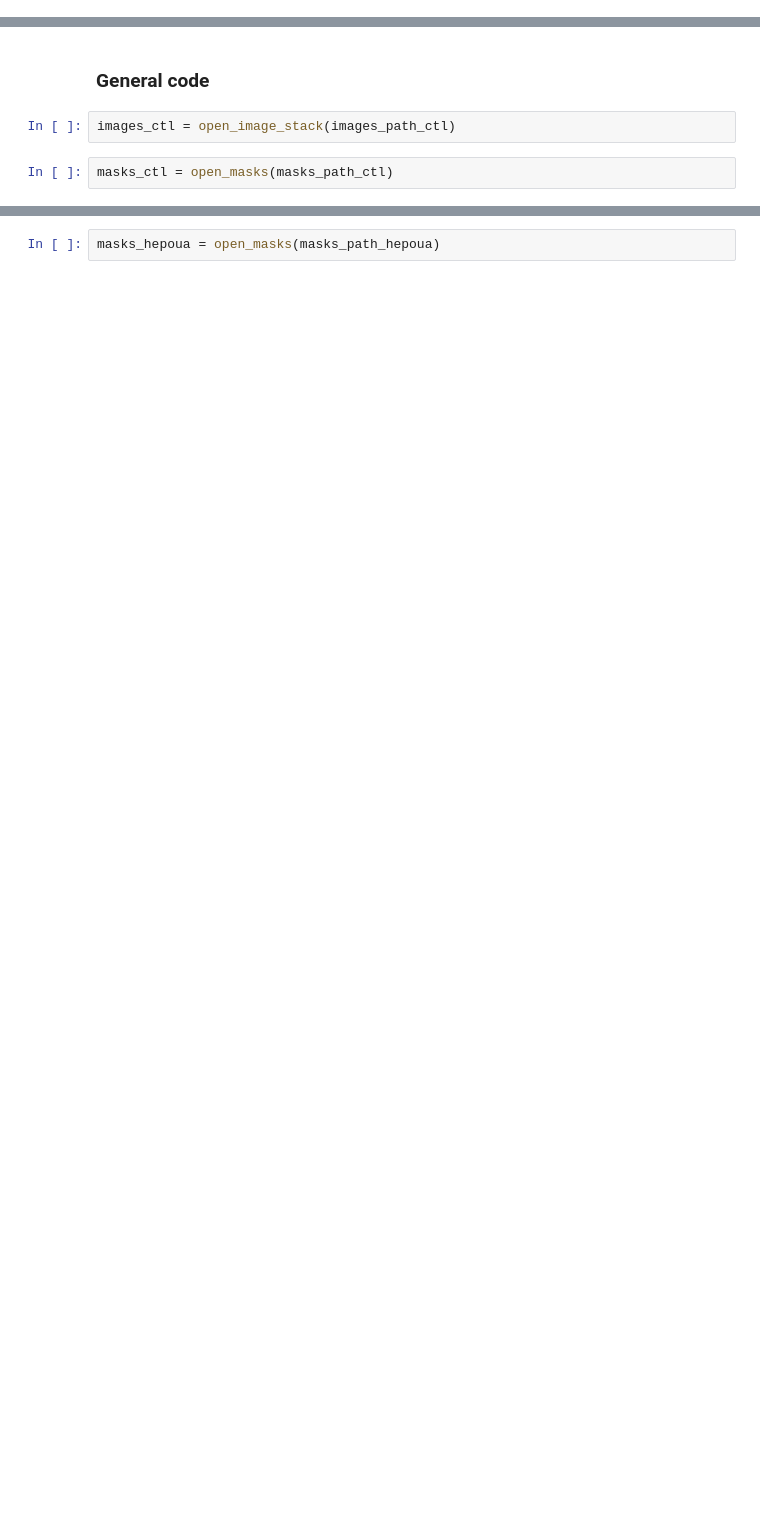
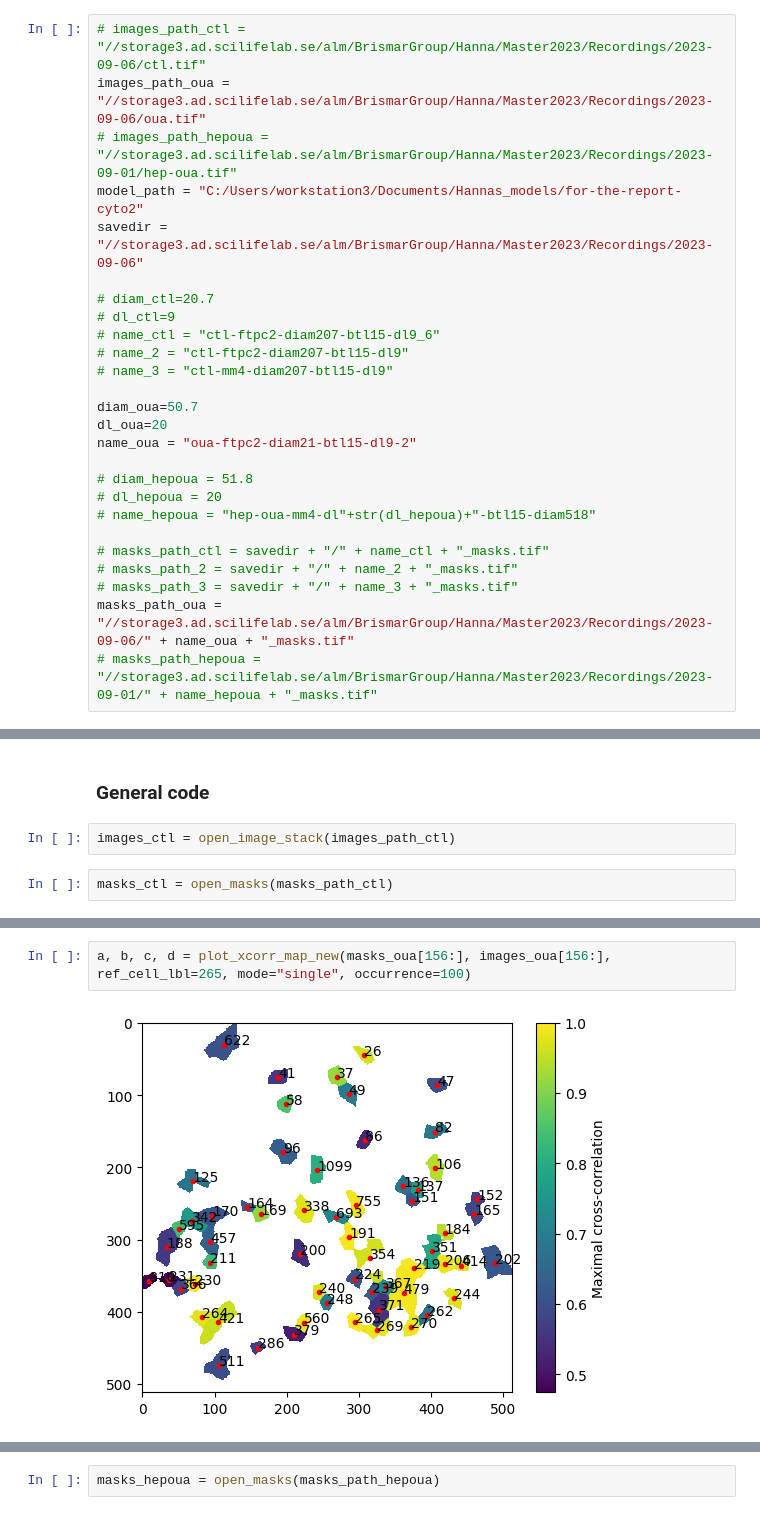
Before and after one commit to h-israelsson/Master2023, a Jupyter notebook: testing.ipynb, the cells around one changed output, grey strips where cells are left out. Cells and saved outputs as stored; diff of their text form; blank space fills up the shorter version.

```diff
--- a/testing.ipynb
+++ b/testing.ipynb
@@ -86,0 +158,26 @@ masks_path_hepoua = "//storage3.ad.scilifelab.se/alm/BrismarGroup/Hanna/Master20
+# %%
+# images_path_ctl = "//storage3.ad.scilifelab.se/alm/BrismarGroup/Hanna/Master2023/Recordings/2023-09-06/ctl.tif"
+images_path_oua = "//storage3.ad.scilifelab.se/alm/BrismarGroup/Hanna/Master2023/Recordings/2023-09-06/oua.tif"
+# images_path_hepoua = "//storage3.ad.scilifelab.se/alm/BrismarGroup/Hanna/Master2023/Recordings/2023-09-01/hep-oua.tif"
+model_path = "C:/Users/workstation3/Documents/Hannas_models/for-the-report-cyto2"
+savedir = "//storage3.ad.scilifelab.se/alm/BrismarGroup/Hanna/Master2023/Recordings/2023-09-06"
+
+# diam_ctl=20.7
+# dl_ctl=9
+# name_ctl = "ctl-ftpc2-diam207-btl15-dl9_6"
+# name_2 = "ctl-ftpc2-diam207-btl15-dl9"
+# name_3 = "ctl-mm4-diam207-btl15-dl9"
+
+diam_oua=50.7
+dl_oua=20
+name_oua = "oua-ftpc2-diam21-btl15-dl9-2"
+
+# diam_hepoua = 51.8
+# dl_hepoua = 20
+# name_hepoua = "hep-oua-mm4-dl"+str(dl_hepoua)+"-btl15-diam518"
+
+# masks_path_ctl = savedir + "/" + name_ctl + "_masks.tif"
+# masks_path_2 = savedir + "/" + name_2 + "_masks.tif"
+# masks_path_3 = savedir + "/" + name_3 + "_masks.tif"
+masks_path_oua = "//storage3.ad.scilifelab.se/alm/BrismarGroup/Hanna/Master2023/Recordings/2023-09-06/" + name_oua + "_masks.tif"
+# masks_path_hepoua = "//storage3.ad.scilifelab.se/alm/BrismarGroup/Hanna/Master2023/Recordings/2023-09-01/" + name_hepoua + "_masks.tif"
@@ -124,0 +338,4 @@ images_hepoua = images_hepoua[17:]
+# %%
+a, b, c, d = plot_xcorr_map_new(masks_oua[156:], images_oua[156:], ref_cell_lbl=265, mode="single", occurrence=100)
+# %% [output]
+[figure, added]
```
Also changed, not shown: parts of 102 cells of this notebook.
